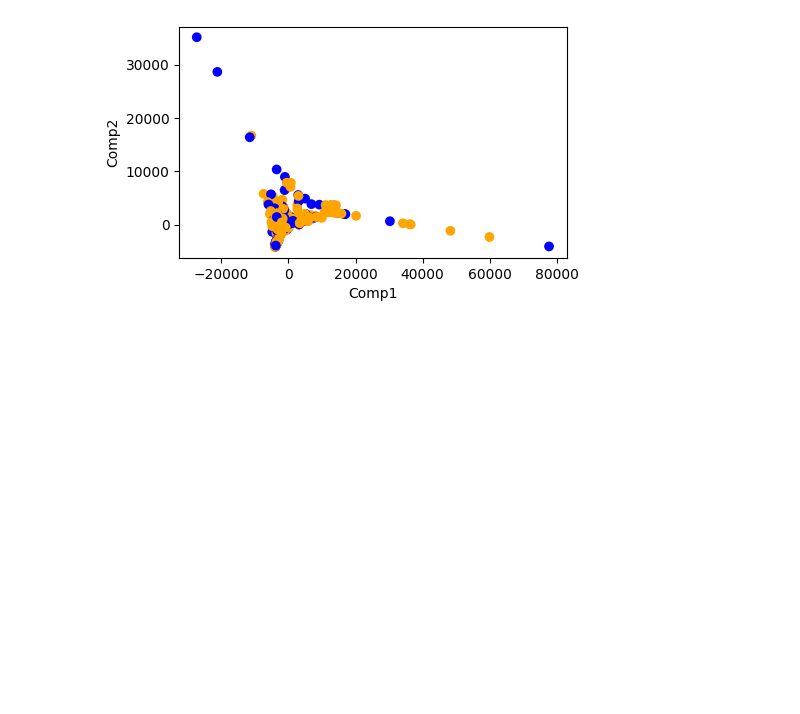
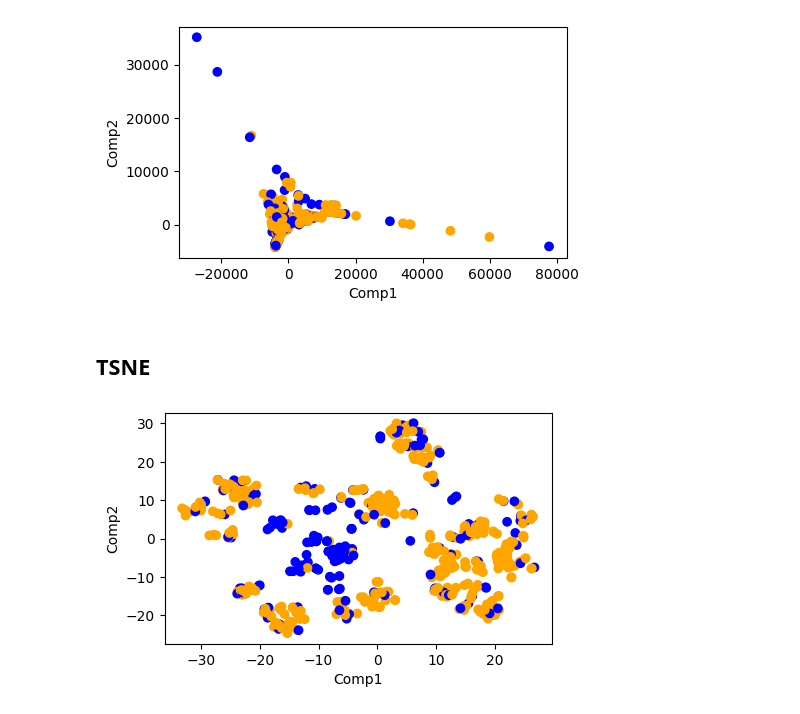
Before and after one commit to VaheC/ThinkingDS, a Jupyter notebook: ch2_dim_reduction.ipynb, the cells around one changed output. Cells and saved outputs as stored; diff of their text form; code cells hidden in the pictures; blank space fills up the shorter version.

Commit message:
ch2 tsne added

```diff
--- a/ch2_dim_reduction.ipynb
+++ b/ch2_dim_reduction.ipynb
@@ -482,3 +483,27 @@ plt.ylabel('Comp2')
 plt.show()
 # %% [output]
 [figure]
+# %% [markdown]
+## TSNE
+# %%
+sc = StandardScaler()
+pca = PCA()
+tsne = TSNE()
+
+tsne_after_pca = Pipeline(
+    [
+        ('standard scaler', sc),
+        ('pca', pca),
+        ('tsne', tsne)
+    ]
+)
+
+X_tsne_after_pca = tsne_after_pca.fit_transform(X)
+
+fig = plt.figure(figsize=(5, 3))
+plt.scatter(X_tsne_after_pca[:, 0], X_tsne_after_pca[:, 1], c=train_df['Loan_Status'].map({'Y': 'orange', 'N': 'blue'}))
+plt.xlabel('Comp1')
+plt.ylabel('Comp2')
+plt.show()
+# %% [output]
+[figure, added]
```
Also changed, not shown: parts of 1 cell of this notebook.
